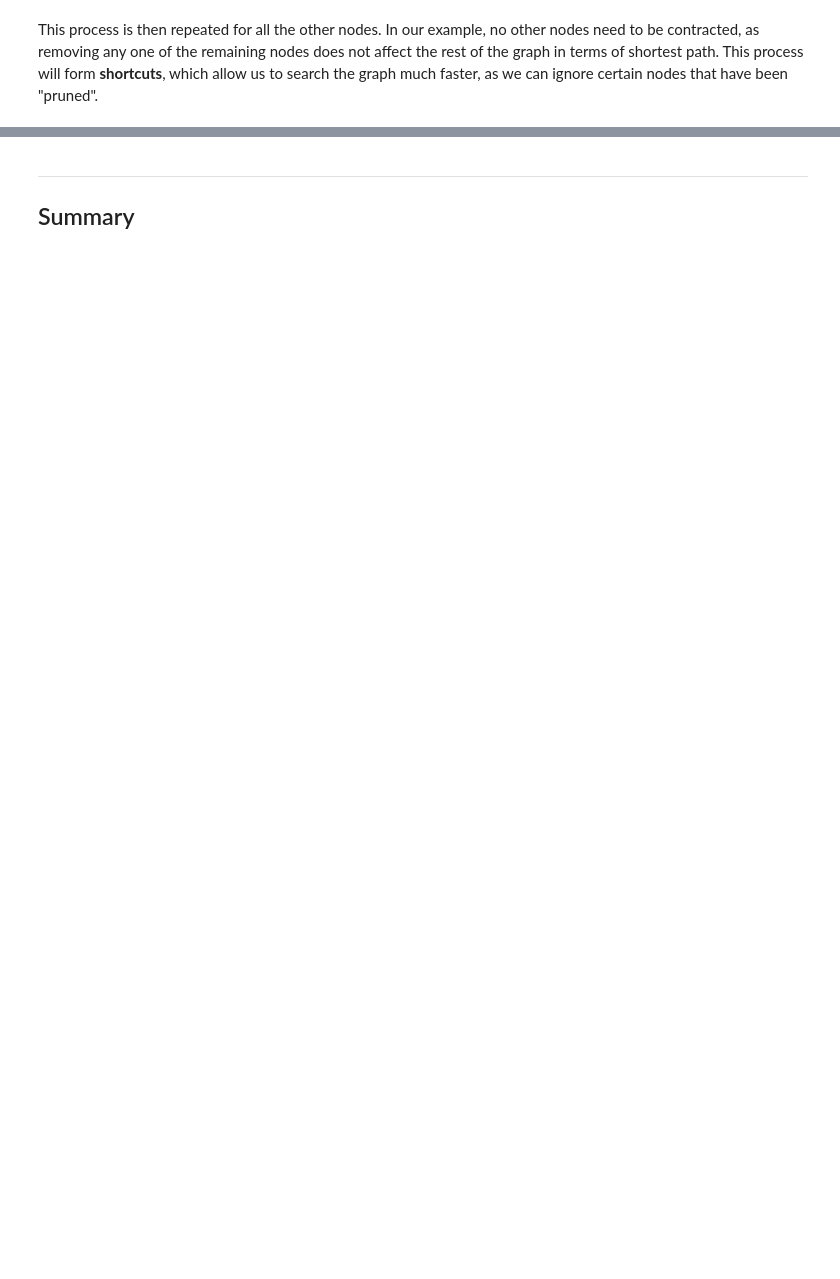
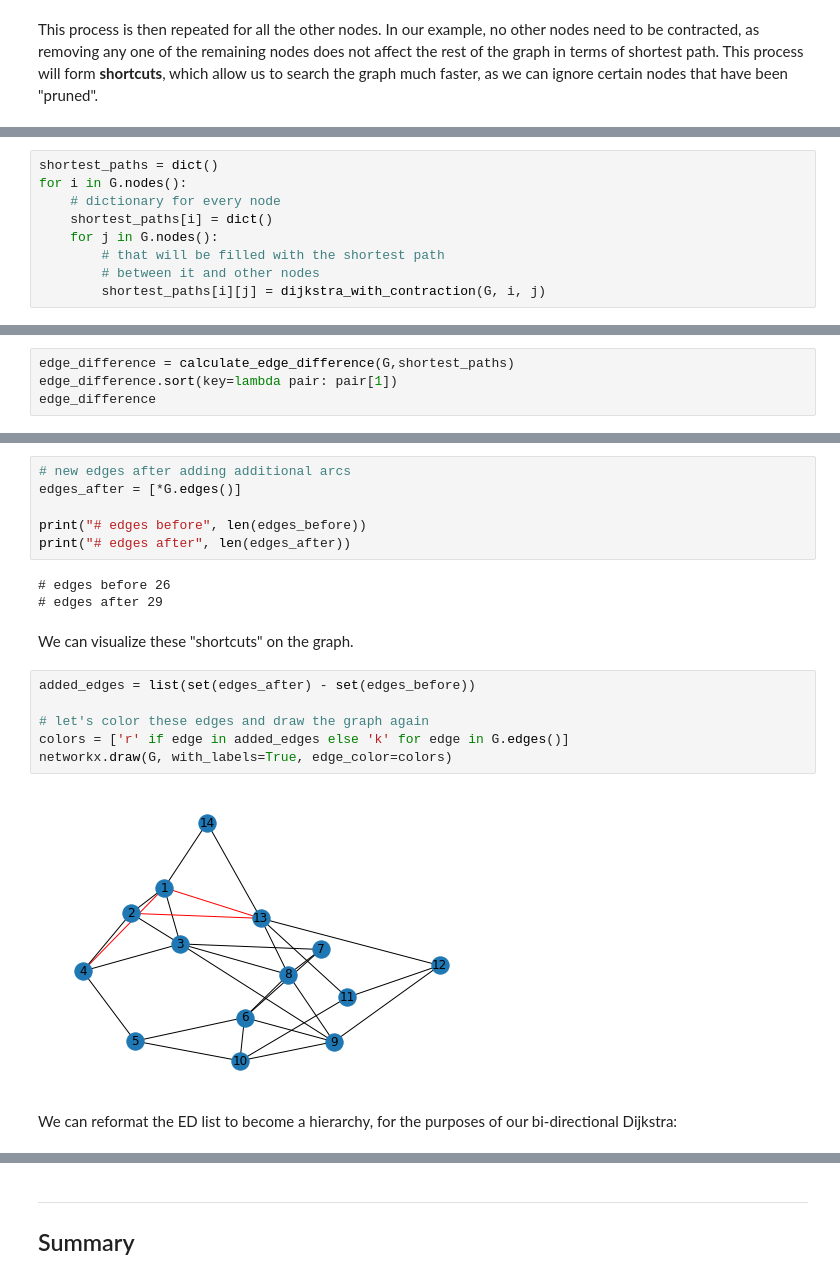
Before and after one commit to SmartMobilityAlgorithms/book, a Jupyter notebook: content/GraphSearchAlgorithms.ipynb, the cells around one changed output, grey strips where cells are left out. Drawn from its saved outputs; the diff is of its cells as text; blank space fills up the shorter version.

```diff
--- a/content/GraphSearchAlgorithms.ipynb
+++ b/content/GraphSearchAlgorithms.ipynb
@@ -879,0 +1045,9 @@ This process is then repeated for all the other nodes. In our example, no other
+# %%
+shortest_paths = dict()
+for i in G.nodes():
+    # dictionary for every node
+    shortest_paths[i] = dict()
+    for j in G.nodes():
+        # that will be filled with the shortest path
+        # between it and other nodes
+        shortest_paths[i][j] = dijkstra_with_contraction(G, i, j)
@@ -879,0 +1056,4 @@ This process is then repeated for all the other nodes. In our example, no other
+# %%
+edge_difference = calculate_edge_difference(G,shortest_paths)
+edge_difference.sort(key=lambda pair: pair[1])
+edge_difference
@@ -879,0 +1132,21 @@ This process is then repeated for all the other nodes. In our example, no other
+# %%
+# new edges after adding additional arcs
+edges_after = [*G.edges()]
+
+print("# edges before", len(edges_before))
+print("# edges after", len(edges_after))
+# %% [output]
+# edges before 26
+# edges after 29
+# %% [markdown]
+We can visualize these "shortcuts" on the graph.
+# %%
+added_edges = list(set(edges_after) - set(edges_before))
+
+# let's color these edges and draw the graph again
+colors = ['r' if edge in added_edges else 'k' for edge in G.edges()]
+networkx.draw(G, with_labels=True, edge_color=colors)
+# %% [output]
+[figure, added]
+# %% [markdown]
+We can reformat the ED list to become a hierarchy, for the purposes of our bi-directional Dijkstra:
```
Also changed, not shown: parts of 23 cells of this notebook.
